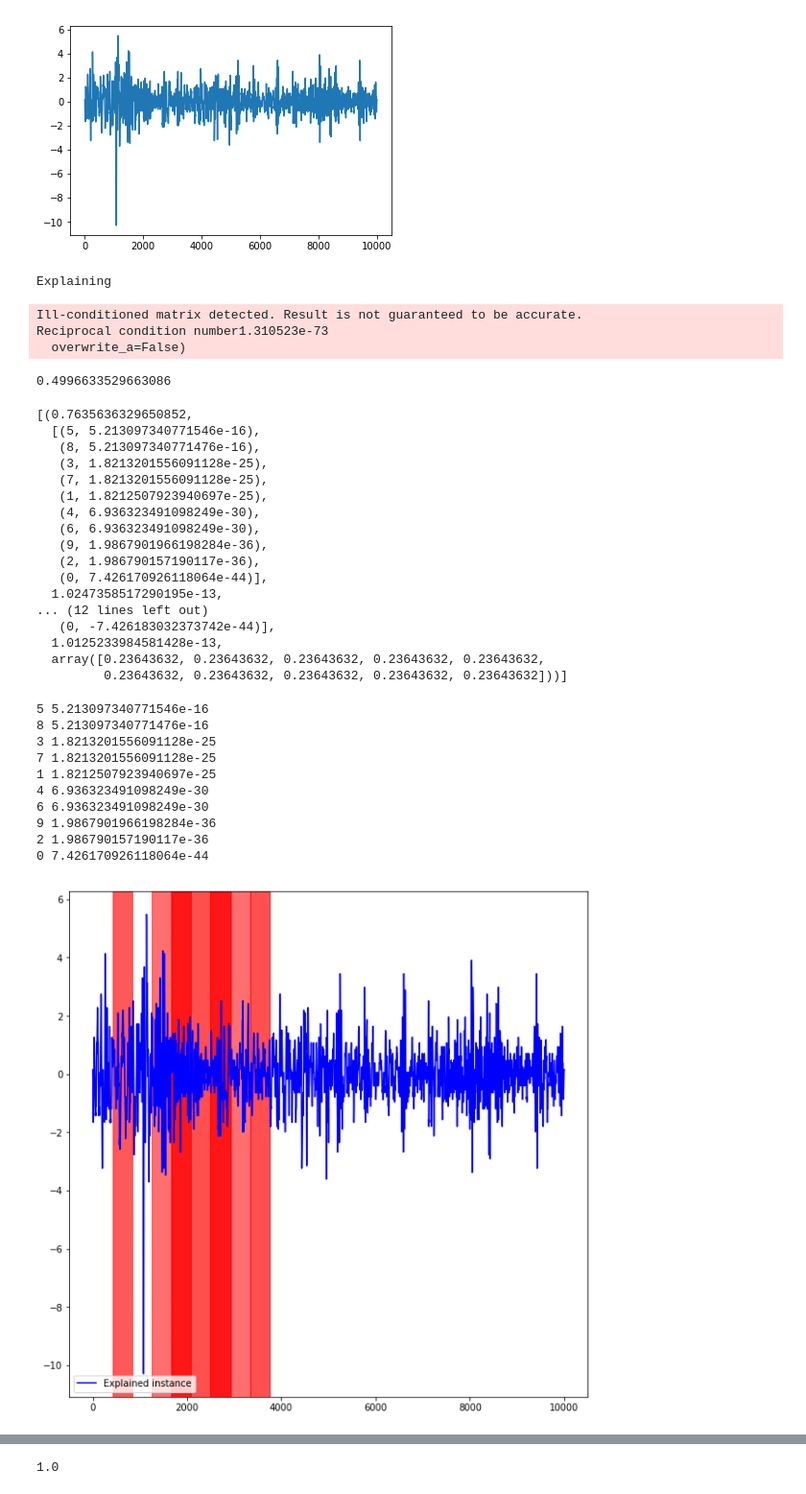
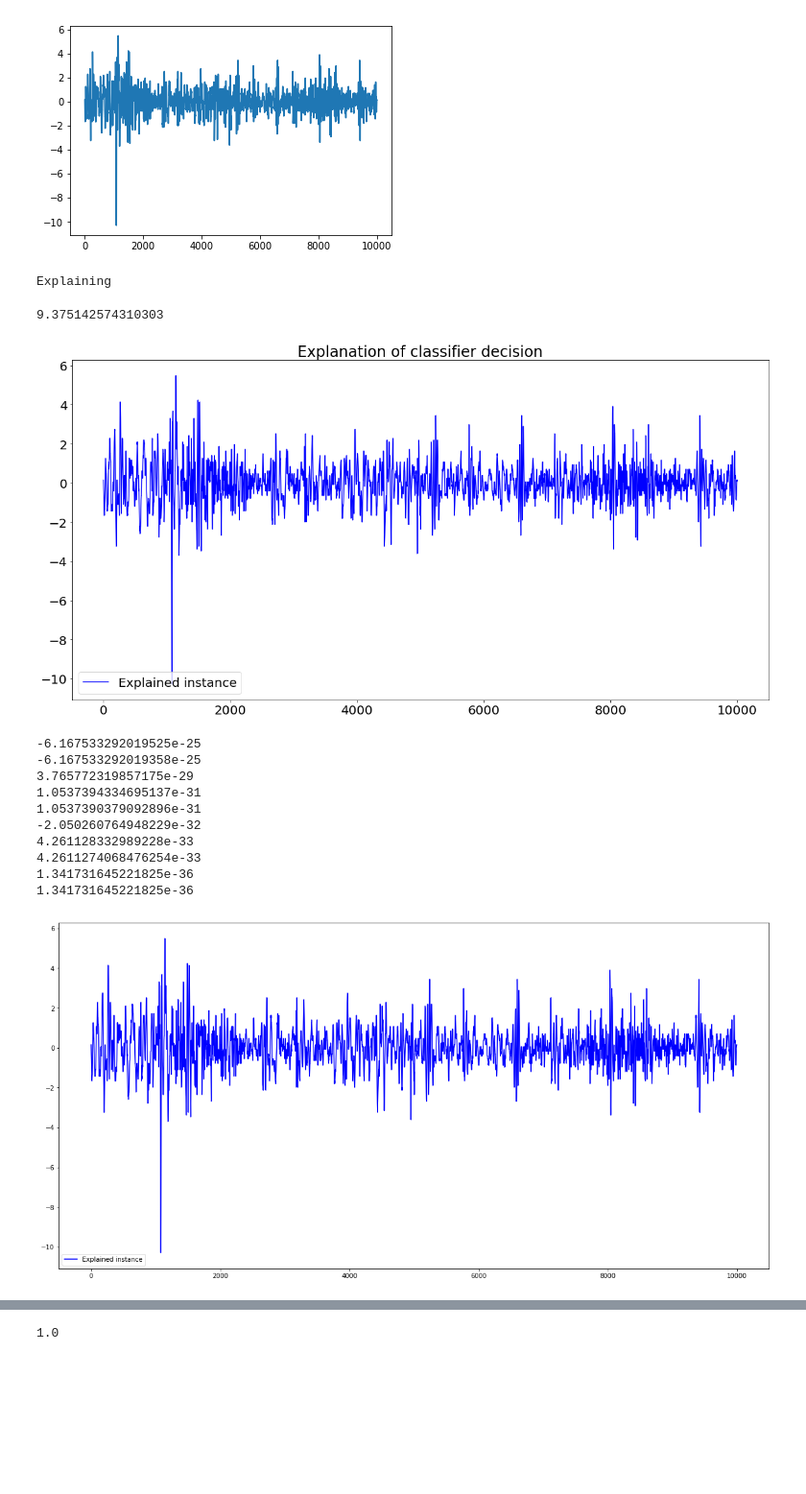
Before and after one commit to jczestochowska/heartbeat_classification, a Jupyter notebook: notebooks/lime_visualization.ipynb, the cells around one changed output, grey strips where cells are left out. Shown at 96% size. Drawn from its saved outputs; the diff is of its cells as text; code cells hidden in the pictures; blank space fills up the shorter version.

```diff
--- a/notebooks/lime_visualization.ipynb
+++ b/notebooks/lime_visualization.ipynb
@@ -36,10 +35,14 @@ def predict(instances):
         instance = np.reshape(instance, newshape=(1, instance.shape[0], 1))
         labels.append(MODEL.predict(instance))
     return np.array(labels).reshape(len(instances), 2)
+# %%
+num_samples = 100
+num_slices = 50
+num_features = 20
 # %%
 def explain():
     now = time.time()
-    explanations = explainer.explain_instance(timeseries=instance, training_set=training_set, num_samples=10,num_slices=24, classifier_fn=predict)
+    explanations = explainer.explain_instance(timeseries=instance,num_features=num_features, training_set=training_set, num_samples=num_samples,num_slices=num_slices, classifier_fn=predict)
     end = time.time()
     execution_time = end - now
     return explanations, execution_time
@@ -49,55 +52,47 @@ explainer = LimeTimeSeriesExplanation(feature_selection='auto')
 explanations, execution_time = explain()
 # %% [output]
 Explaining
-Ill-conditioned matrix detected. Result is not guaranteed to be accurate.
-Reciprocal condition number1.310523e-73
-  overwrite_a=False)
 # %%
 execution_time
 # %% [output]
-0.4996633529663086
+9.375142574310303
-# %%
-explanations
-# %% [output]
-[(0.7635636329650852,
-  [(5, 5.213097340771546e-16),
-   (8, 5.213097340771476e-16),
-   (3, 1.8213201556091128e-25),
-   (7, 1.8213201556091128e-25),
-   (1, 1.8212507923940697e-25),
-   (4, 6.936323491098249e-30),
-   (6, 6.936323491098249e-30),
-   (9, 1.9867901966198284e-36),
-   (2, 1.986790157190117e-36),
-   (0, 7.426170926118064e-44)],
-  1.0247358517290195e-13,
-... (12 lines left out)
-   (0, -7.426183032373742e-44)],
-  1.0125233984581428e-13,
-  array([0.23643632, 0.23643632, 0.23643632, 0.23643632, 0.23643632,
-         0.23643632, 0.23643632, 0.23643632, 0.23643632, 0.23643632]))]
+# %%
+matplotlib.rcParams.update({'font.size': 20})
+values_per_slice = math.ceil(len(instance) / num_slices)
+plt.figure(figsize=(20,10))
+plt.plot(instance, color='b', label='Explained instance')
+plt.title("Explanation of classifier decision")
+plt.legend(loc='lower left')
+exp = explanations[0][1]
+for i in range(10):
+    feature, weight = exp[i]
+    start = feature * values_per_slice
+    end = start + values_per_slice
+    plt.axvspan(start , end, color='red', alpha=(abs(weight*(10**2))))
+# %% [output]
+[figure, added]
 # %%
-values_per_slice = math.ceil(len(instance) / 24)
-plt.figure(figsize=(10,10))
+values_per_slice = math.ceil(len(instance) / num_slices)
+plt.figure(figsize=(20,10))
 plt.plot(instance, color='b', label='Explained instance')
 # plt.plot(coffee_test_x.iloc[15:,:].mean(), color='green', label='Mean of other class')
 plt.legend(loc='lower left')
-exp = explanations[0][1]
+exp = explanations[1][1]
 for i in range(10):
     feature, weight = exp[i]
     start = feature * values_per_slice
     end = start + values_per_slice
-    print(feature, weight)
-    plt.axvspan(start , end, color='red', alpha=(weight*(10**30)))
+    print(weight)
+    plt.axvspan(start , end, color='red', alpha=(abs(weight*(10**20))))
 # %% [output]
-5 5.213097340771546e-16
-8 5.213097340771476e-16
-3 1.8213201556091128e-25
-7 1.8213201556091128e-25
-1 1.8212507923940697e-25
-4 6.936323491098249e-30
-6 6.936323491098249e-30
-9 1.9867901966198284e-36
-2 1.986790157190117e-36
-0 7.426170926118064e-44
+-6.167533292019525e-25
+-6.167533292019358e-25
+3.765772319857175e-29
+1.0537394334695137e-31
+1.0537390379092896e-31
+-2.050260764948229e-32
+4.261128332989228e-33
+4.2611274068476254e-33
+1.341731645221825e-36
+1.341731645221825e-36
-[figure, old version]
+[figure, new version]
```
Also changed, not shown: parts of 3 cells of this notebook, 3 other files.
